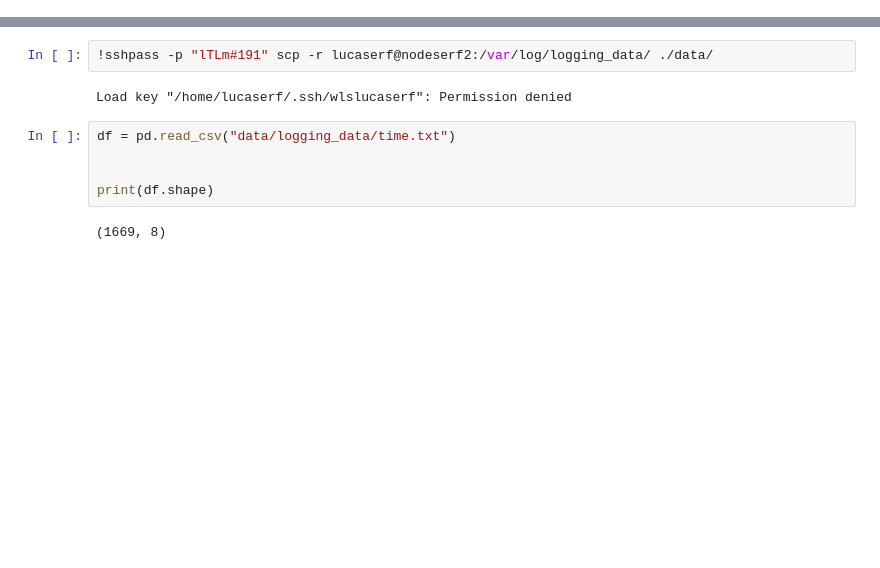
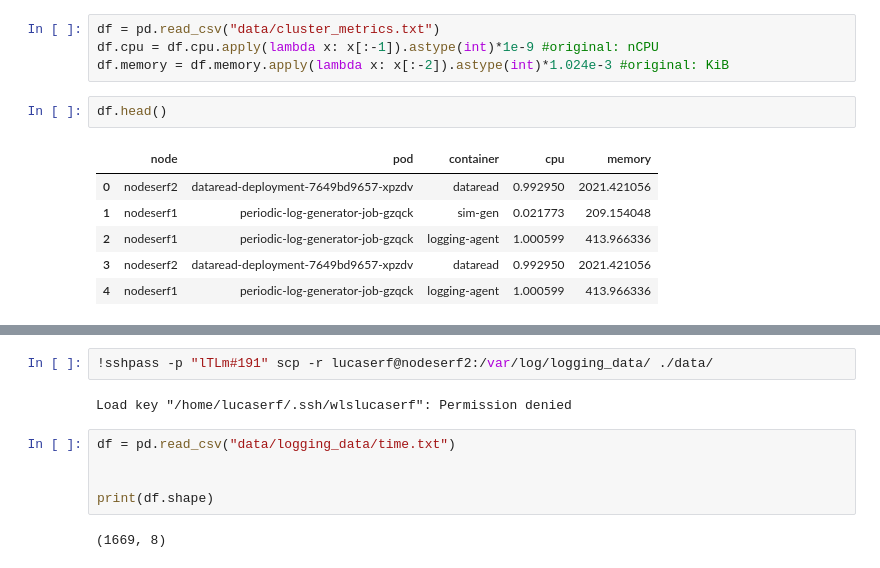
Before and after one commit to Lucaserf/ObsProject, a Jupyter notebook: data/data_visualization.ipynb, the cells around one changed output, grey strips where cells are left out. Saved outputs shown, nothing was run; the diff lists cells and outputs as text; blank space fills up the shorter version.

```diff
--- a/data/data_visualization.ipynb
+++ b/data/data_visualization.ipynb
@@ -17 +15,14 @@ To enable the following instructions: AVX2 FMA, in other operations, rebuild Ten
 Using TensorFlow backend
+# %%
+df = pd.read_csv("data/cluster_metrics.txt")
+df.cpu = df.cpu.apply(lambda x: x[:-1]).astype(int)*1e-9 #original: nCPU
+df.memory = df.memory.apply(lambda x: x[:-2]).astype(int)*1.024e-3 #original: KiB
+# %%
+df.head()
+# %% [output]
+|  | node | pod | container | cpu | memory |
+| 0 | nodeserf2 | dataread-deployment-7649bd9657-xpzdv | dataread | 0.992950 | 2021.421056 |
+| 1 | nodeserf1 | periodic-log-generator-job-gzqck | sim-gen | 0.021773 | 209.154048 |
+| 2 | nodeserf1 | periodic-log-generator-job-gzqck | logging-agent | 1.000599 | 413.966336 |
+| 3 | nodeserf2 | dataread-deployment-7649bd9657-xpzdv | dataread | 0.992950 | 2021.421056 |
+| 4 | nodeserf1 | periodic-log-generator-job-gzqck | logging-agent | 1.000599 | 413.966336 |
```
Also changed, not shown: parts of 2 cells of this notebook, 2 other files.
